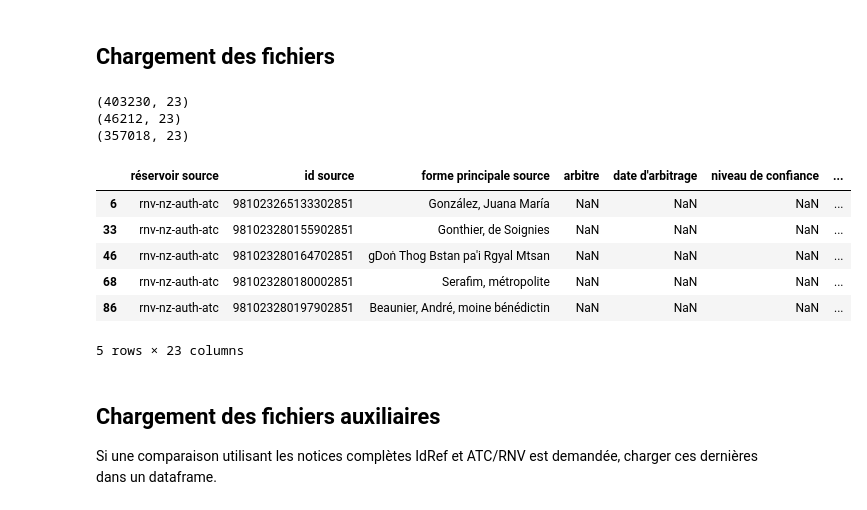
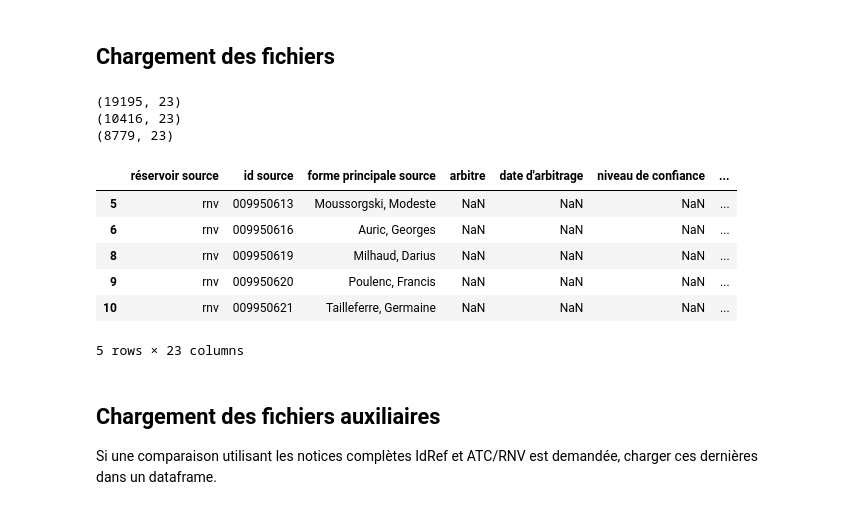
Before and after one commit to timtomch/ouali-benchmark, a Jupyter notebook: Validation-alignements.ipynb, the cells around one changed output. Drawn from its saved outputs; the diff is of its cells as text; code cells hidden in the pictures.

Commit message:
Test Mat personnes

```diff
--- a/Validation-alignements.ipynb
+++ b/Validation-alignements.ipynb
@@ -15,10 +15,10 @@ pd.options.mode.chained_assignment = None  # Remove copy in place warning for da
 
 
 # Définition du fichier d'alignement à vérifier
-input_file_path = "input/verif-auto-102024/rapport_20240926011100_alignement-défini_TEST ATC-_IdRef_extraction_patrinum.tsv"
+input_file_path = "input/verif-auto-102024/rapport_20241030151058_alignement-défini_TEST Mat personnes_Tout.tsv"
 
 # Définition du fichier de sortie pour les cas suspects
-output_file_root = "output/verif-auto-102024/verif-auto-personnes-ATC"
+output_file_root = "output/verif-auto-102024/verif-auto-personnes-Mat"
 
 # Faut-il exporter tous les alignements vérifiés avec une colonne identifiant les cas suspects (True),
 # ou exporter ces derniers à part (False)?
@@ -38,8 +38,9 @@ validations = {'idref-local', 'dates', 'professions', 'similarité', 'auteur-tit
 
 # Définition des fichiers exportés de IdRef et ATC/RNV pour comparaison des sous-champs. Utilisé uniquement en mode 'idref-local'
 idref_set = 'personnes'
-idref_records_folder = "/Users/thomas/Documents/tmp-nobackup/bcu-rnv/idref-harvest-personnes"
-atc_records_file_path = "input/notices-detaillees/20240917_all_ATC_persons_with_AD.tsv"
+idref_records_folder = "/Users/thomas/Documents/tmp-nobackup/bcu-rnv/idref-harvest-" + idref_set
+atc_sets = ['personnes']
+atc_records_file_paths = ["input/notices-detaillees/20241028_auth_mat_personnes_subf_a-d.tsv"]
 
 # Pour limiter le chargement des fichiers IdRef (ex. pour tester), renseigner cette variable pour ne charger que les x premier fichiers.
 # Pour ne pas limiter, assigner la valeur -1
@@ -56,42 +57,54 @@ output_colname = "validation auto"
 distance_colname = "distance validation"
 
 # Définit la valeur de distance (rapportée à la longueur de la forme source) à partir de laquelle on considère qu'il y a une différence.
 distance_limit = 0.15
 
 # Ajoute une colonne avec des détails de comparaison, pour débogger
-debug_column = False
+debug_column = True
 
 # Définition des colonnes contenant les formes sources et cible à comparer
 source_form_colname = "forme principale source"
 target_form_colname = "forme principale cible"
 align_type_colname = "décision d'alignement"
 target_colname = "réservoir cible"
 target_candidatenr_colname = "nombre de candidats"
 idref_id_colname = "id cible"
 atc_id_colname = "id source"
+
+# Vérifier que tous les fichiers existent vraiment avant de continuer
+all_files = []
+for variable in [input_file_path, atc_records_file_paths]:
+    if isinstance(variable, list):
+        all_files.extend(variable)
+    else:
+        all_files.append(variable)
+
+for file in all_files:
+    if file and not os.path.isfile(file):
+        print("ATTENTION le fichier suivant n'existe pas: ",file)
 
 # Le fichier à vérifier est chargé dans une dataframe
 df = pd.read_csv(input_file_path, sep='\t', dtype = str)
 print(df.shape)
 
 # Pour la comparaison, on retire les types d'alignements ignorés ainsi que les non-alignements
 df_filtered = df[(df[align_type_colname].isin(valid_types)) & (df[target_colname] == 'idref')]
 df_rest = df[(~df[align_type_colname].isin(valid_types)) | (df[target_colname] != 'idref')]
 print(df_filtered.shape)
 print(df_rest.shape)
 display(df_filtered.head())
 
 df_filtered.reset_index(drop=True, inplace=True)  # Drop indexes since we're not going to use them
 # %% [output]
-(403230, 23)
-(46212, 23)
-(357018, 23)
+(19195, 23)
+(10416, 23)
+(8779, 23)
 |  | réservoir source | id source | forme principale source | arbitre | date d'arbitrage | niveau de confiance | ... |
-| 6 | rnv-nz-auth-atc | 981023265133302851 | González, Juana María | NaN | NaN | NaN | ... |
-| 33 | rnv-nz-auth-atc | 981023280155902851 | Gonthier, de Soignies | NaN | NaN | NaN | ... |
-| 46 | rnv-nz-auth-atc | 981023280164702851 | gDoṅ Thog Bstan pa'i Rgyal Mtsan | NaN | NaN | NaN | ... |
-| 68 | rnv-nz-auth-atc | 981023280180002851 | Serafim, métropolite | NaN | NaN | NaN | ... |
-| 86 | rnv-nz-auth-atc | 981023280197902851 | Beaunier, André, moine bénédictin | NaN | NaN | NaN | ... |
+| 5 | rnv | 009950613 | Moussorgski, Modeste | NaN | NaN | NaN | ... |
+| 6 | rnv | 009950616 | Auric, Georges | NaN | NaN | NaN | ... |
+| 8 | rnv | 009950619 | Milhaud, Darius | NaN | NaN | NaN | ... |
+| 9 | rnv | 009950620 | Poulenc, Francis | NaN | NaN | NaN | ... |
+| 10 | rnv | 009950621 | Tailleferre, Germaine | NaN | NaN | NaN | ... |
 5 rows × 23 columns
 # %% [markdown]
 ## Chargement des fichiers auxiliaires
```
Also changed, not shown: parts of 3 cells of this notebook.
